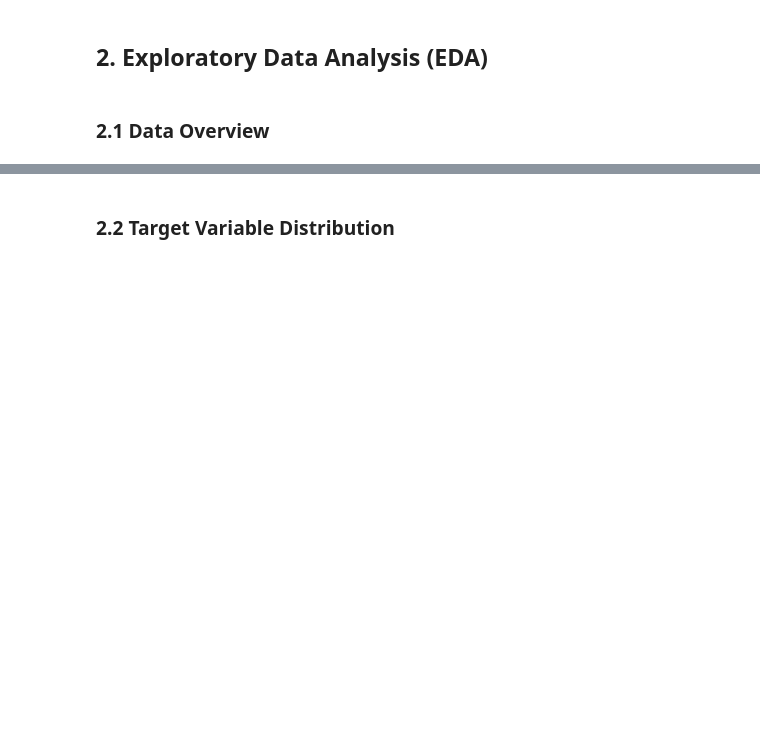
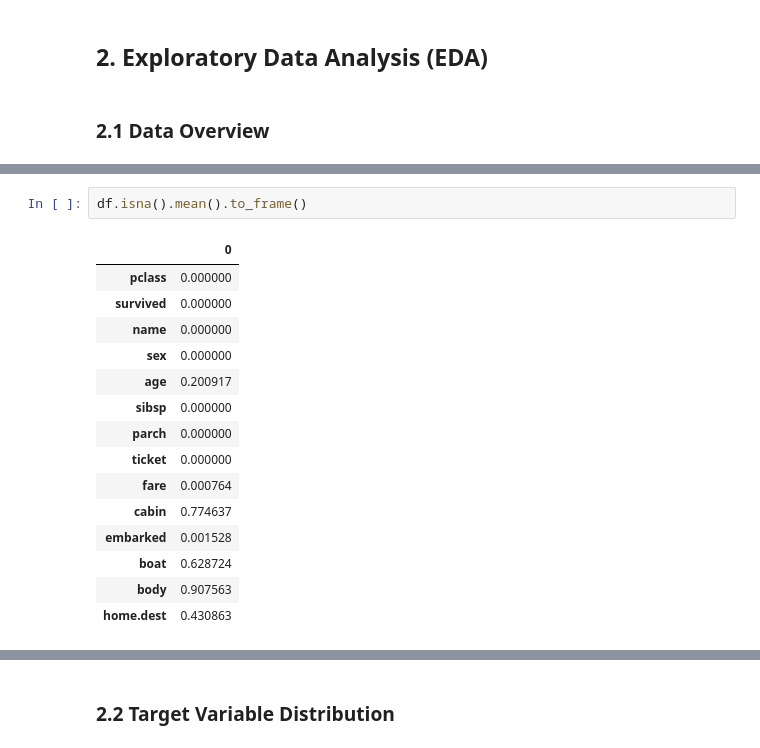
Before and after one commit to sfnsys710/mlsys, a Jupyter notebook: notebooks/titanic-survival-example.ipynb, the cells around one changed output, grey strips where cells are left out. Saved outputs shown, nothing was run; the diff lists cells and outputs as text; blank space fills up the shorter version.

```diff
--- a/notebooks/titanic-survival-example.ipynb
+++ b/notebooks/titanic-survival-example.ipynb
@@ -87,3 +118,21 @@ df.describe()
+# %%
+df.isna().mean().to_frame()
+# %% [output]
+|  | 0 |
+| pclass | 0.000000 |
+| survived | 0.000000 |
+| name | 0.000000 |
+| sex | 0.000000 |
+| age | 0.200917 |
+| sibsp | 0.000000 |
+| parch | 0.000000 |
+| ticket | 0.000000 |
+| fare | 0.000764 |
+| cabin | 0.774637 |
+| embarked | 0.001528 |
+| boat | 0.628724 |
+| body | 0.907563 |
+| home.dest | 0.430863 |
 # %%
 # Missing values
 print("Missing Values:")
```
Also changed, not shown: parts of 34 cells of this notebook, 1 other file.
